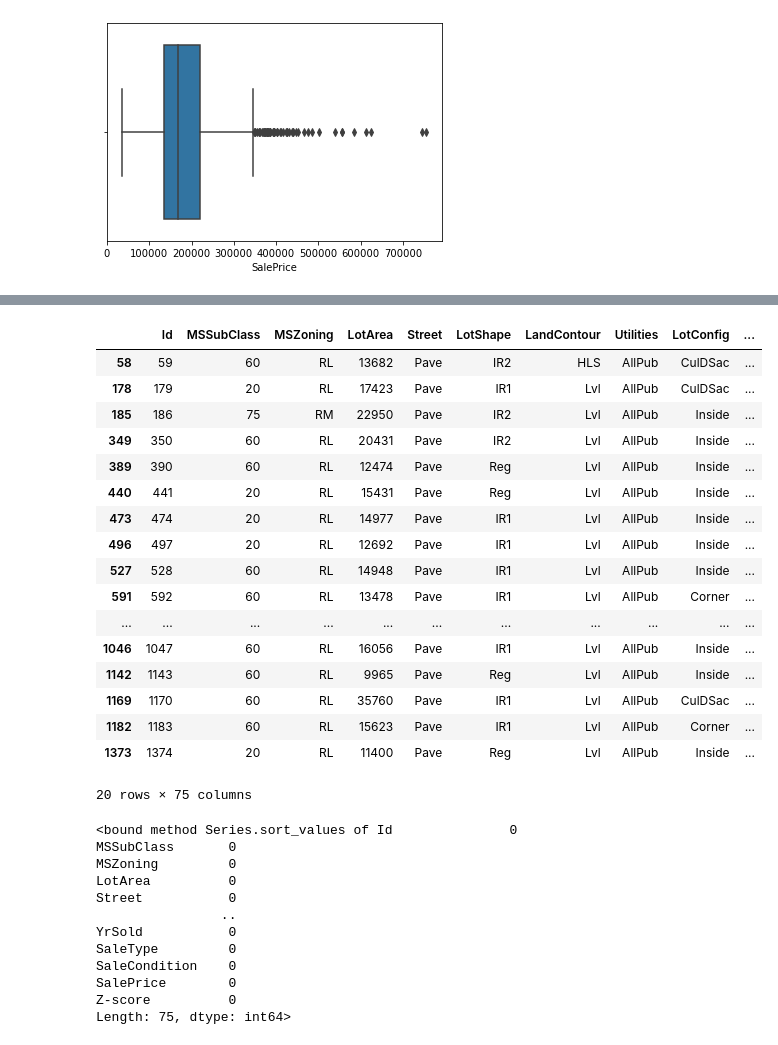
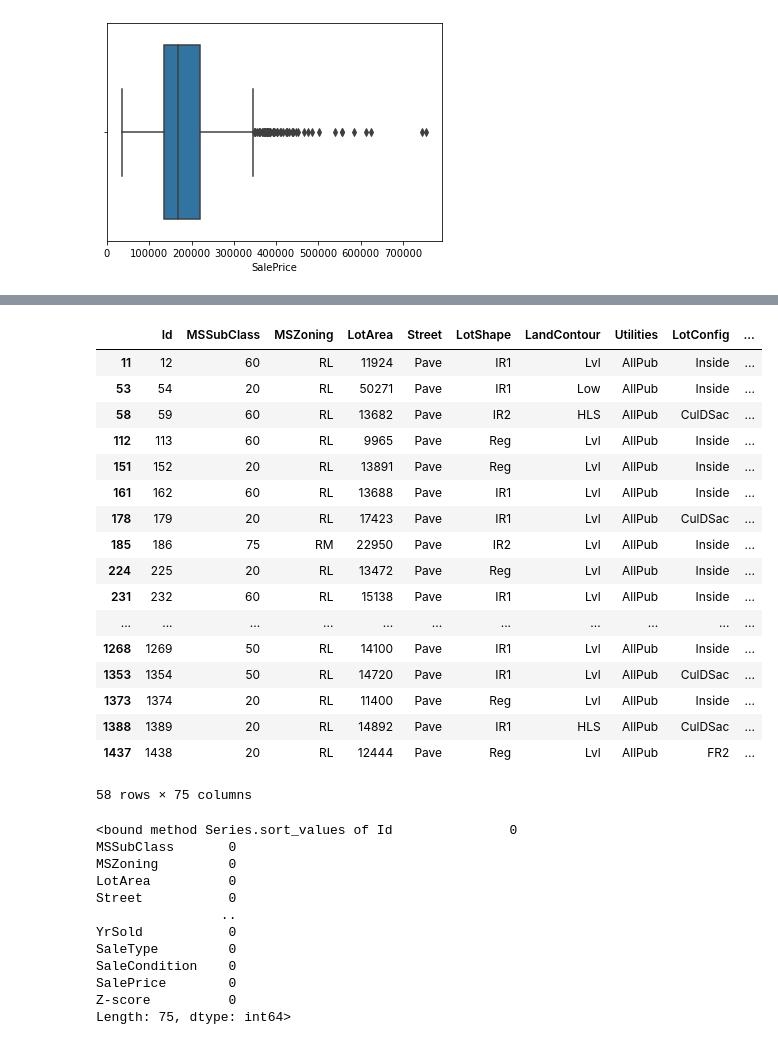
Before and after one commit to sabrinasartori/housing-prices, a Jupyter notebook: notebooks/01-exploratory_data_analysis.ipynb, the cells around one changed output, grey strips where cells are left out. Saved outputs shown, nothing was run; the diff lists cells and outputs as text; code cells hidden in the pictures.

```diff
--- a/notebooks/01-exploratory_data_analysis.ipynb
+++ b/notebooks/01-exploratory_data_analysis.ipynb
@@ -277,21 +282,24 @@ train_df['Z-score'] = z_scores
+# %%
+threshold = 2 #data with Z-score > 2 are considered outliers
+train_df[train_df['Z-score'] > threshold]
+# %% [output]
+|  | Id | MSSubClass | MSZoning | LotArea | Street | LotShape | LandContour | Utilities | LotConfig | ... |
+| 11 | 12 | 60 | RL | 11924 | Pave | IR1 | Lvl | AllPub | Inside | ... |
+| 53 | 54 | 20 | RL | 50271 | Pave | IR1 | Low | AllPub | Inside | ... |
+| 58 | 59 | 60 | RL | 13682 | Pave | IR2 | HLS | AllPub | CulDSac | ... |
+| 112 | 113 | 60 | RL | 9965 | Pave | Reg | Lvl | AllPub | Inside | ... |
+| 151 | 152 | 20 | RL | 13891 | Pave | Reg | Lvl | AllPub | Inside | ... |
+| 161 | 162 | 60 | RL | 13688 | Pave | IR1 | Lvl | AllPub | Inside | ... |
+| 178 | 179 | 20 | RL | 17423 | Pave | IR1 | Lvl | AllPub | CulDSac | ... |
+| 185 | 186 | 75 | RM | 22950 | Pave | IR2 | Lvl | AllPub | Inside | ... |
+| 224 | 225 | 20 | RL | 13472 | Pave | Reg | Lvl | AllPub | Inside | ... |
+| 231 | 232 | 60 | RL | 15138 | Pave | IR1 | Lvl | AllPub | Inside | ... |
+| ... | ... | ... | ... | ... | ... | ... | ... | ... | ... | ... |
+| 1268 | 1269 | 50 | RL | 14100 | Pave | IR1 | Lvl | AllPub | Inside | ... |
+| 1353 | 1354 | 50 | RL | 14720 | Pave | IR1 | Lvl | AllPub | CulDSac | ... |
+| 1373 | 1374 | 20 | RL | 11400 | Pave | Reg | Lvl | AllPub | Inside | ... |
+| 1388 | 1389 | 20 | RL | 14892 | Pave | IR1 | HLS | AllPub | CulDSac | ... |
+| 1437 | 1438 | 20 | RL | 12444 | Pave | Reg | Lvl | AllPub | FR2 | ... |
+58 rows × 75 columns
 # %%
-train_df[train_df['Z-score'] > threshold]
+train_df = train_df.drop(train_df[train_df['Z-score'] > threshold].index)
-# %% [output]
-|  | Id | MSSubClass | MSZoning | LotArea | Street | LotShape | LandContour | Utilities | LotConfig | ... |
-| 58 | 59 | 60 | RL | 13682 | Pave | IR2 | HLS | AllPub | CulDSac | ... |
-| 178 | 179 | 20 | RL | 17423 | Pave | IR1 | Lvl | AllPub | CulDSac | ... |
-| 185 | 186 | 75 | RM | 22950 | Pave | IR2 | Lvl | AllPub | Inside | ... |
-| 349 | 350 | 60 | RL | 20431 | Pave | IR2 | Lvl | AllPub | Inside | ... |
-| 389 | 390 | 60 | RL | 12474 | Pave | Reg | Lvl | AllPub | Inside | ... |
-| 440 | 441 | 20 | RL | 15431 | Pave | Reg | Lvl | AllPub | Inside | ... |
-| 473 | 474 | 20 | RL | 14977 | Pave | IR1 | Lvl | AllPub | Inside | ... |
-| 496 | 497 | 20 | RL | 12692 | Pave | IR1 | Lvl | AllPub | Inside | ... |
-| 527 | 528 | 60 | RL | 14948 | Pave | IR1 | Lvl | AllPub | Inside | ... |
-| 591 | 592 | 60 | RL | 13478 | Pave | IR1 | Lvl | AllPub | Corner | ... |
-| ... | ... | ... | ... | ... | ... | ... | ... | ... | ... | ... |
-| 1046 | 1047 | 60 | RL | 16056 | Pave | IR1 | Lvl | AllPub | Inside | ... |
-| 1142 | 1143 | 60 | RL | 9965 | Pave | Reg | Lvl | AllPub | Inside | ... |
-| 1169 | 1170 | 60 | RL | 35760 | Pave | IR1 | Lvl | AllPub | CulDSac | ... |
-| 1182 | 1183 | 60 | RL | 15623 | Pave | IR1 | Lvl | AllPub | Corner | ... |
-| 1373 | 1374 | 20 | RL | 11400 | Pave | Reg | Lvl | AllPub | Inside | ... |
-20 rows × 75 columns
```
Also changed, not shown: parts of 17 cells of this notebook, 3 other files.
